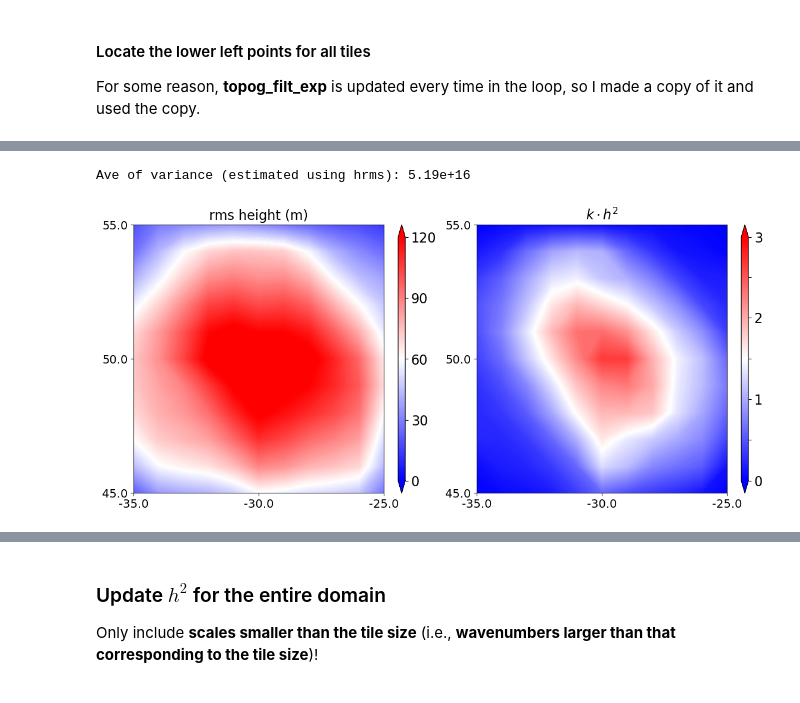
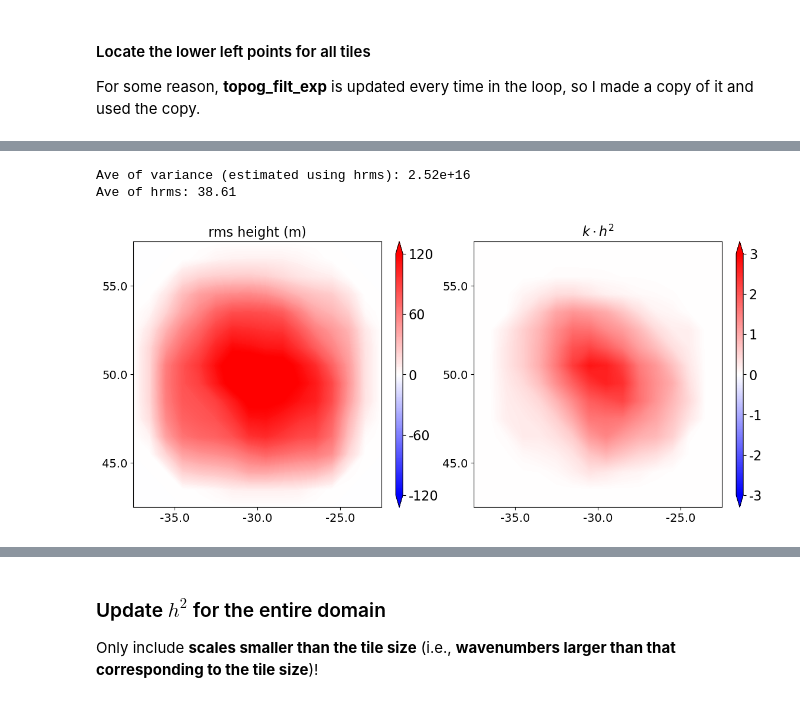
Before and after one commit to luweiyang/MOM6_global_tide_only, a Jupyter notebook: input/test_h2_window_vs_planefit.ipynb, the cells around one changed output, grey strips where cells are left out. Drawn from its saved outputs; the diff is of its cells as text; code cells hidden in the pictures.

```diff
--- a/input/test_h2_window_vs_planefit.ipynb
+++ b/input/test_h2_window_vs_planefit.ipynb
@@ -359,29 +346,29 @@ for I, (ax, var) in enumerate(zip(axs, varlist)):
     ax.set_title(title[I],fontsize=16)
 
     if I==0:
-        ax.set_xticks(np.array([0,nx/4,nx/4+240*5,nx/4+240*10,nx/4+240*12.5]))
-        ax.set_yticks(np.array([0,ny/4,ny/4+240*5,ny/4+240*10,ny/4+240*12.5]))
-        xlabels = np.array([np.round(topog.lon[240*145-int(nx/4)].values,1),
+        ax.set_xticks(np.array([0,nx/2,nx/2+240*5,nx/2+240*10,nx/2+240*15]))
+        ax.set_yticks(np.array([0,ny/2,ny/2+240*5,ny/2+240*10,ny/2+240*15]))
+        xlabels = np.array([np.round(topog.lon[240*145-int(nx/2)].values,1),
                             np.round(topog.lon[240*145].values),
                             np.round(topog.lon[240*150].values),
                             np.round(topog.lon[240*155].values),
-                            np.round(topog.lon[240*155+int(nx/4)].values,1)])
-        ylabels = np.array([np.round(topog.lat[240*135-int(ny/4)].values,1),
+                            np.round(topog.lon[240*155+int(nx/2)].values,1)])
+        ylabels = np.array([np.round(topog.lat[240*135-int(ny/2)].values,1),
                             np.round(topog.lat[240*135].values),
                             np.round(topog.lat[240*140].values),
                             np.round(topog.lat[240*145].values),
-                            np.round(topog.lat[240*145+int(ny/4)].values,1)])
+                            np.round(topog.lat[240*145+int(ny/2)].values,1)])
         ax.set_xticklabels(xlabels,fontsize=14)
         ax.set_yticklabels(ylabels,fontsize=14)
         ax.set_position([0.1,0.1,0.35,0.75])
 
         ny, nx = topog_sample.shape
         inv_res = 10
-        tilenum = int(inv_res+1)
+        tilenum = int(inv_res+1)+5
         for j in np.arange(0,tilenum):
             for i in np.arange(0,tilenum):
-                lon_center = np.array([int(i*nx/inv_res+nx/4)])
-                lat_center = np.array([int(j*ny/inv_res+ny/4)])
+                lon_center = np.array([int(i*nx/inv_res+0.25*nx)])
+                lat_center = np.array([int(j*ny/inv_res+0.25*ny)])
                 ax.scatter(lon_center, lat_center, s=20, color='k', marker='o')
 
     if I==1:
@@ -427,7 +409,7 @@ A_tile = 5 * delta_lon * 1e+3 * 5 * delta_lat * 1e+3
 total_var = 0
 
 inv_res = 10
-tilenum = int(inv_res+1)
+tilenum = int(inv_res+1)+5
 print('inv_res, tilenum = ', inv_res, tilenum)
 print('number of tiles  = ', tilenum*tilenum)
 
@@ -456,8 +438,6 @@ for j in np.arange(0,tilenum):
         # print('Variance  after windowing: %3.2e '%np.var(tile_filt).values)
 
         hrms[j,i], tkh2[j,i] = compute_h_rms(A_tile, tile_spec)
-        var_hrms2 = hrms[j,i]**2 * 4 * A_tile * np.pi**2
-        # print('variance from h2 = %3.2e \n' % var_hrms2)
 
         # print('Checking Parsevals theorem: ')
         # dkx, dky = np.max(np.diff(tile_spec.kx)), np.max(np.diff(tile_spec.ky))
@@ -504,12 +480,14 @@ Area-integrated variance for the expanded topography: 2.83e+17
 # %%
 print('Ave of variance (estimated using hrms): %3.2e' % np.nanmean(hrms**2 * 4 * A_tile * np.pi**2))
+print('Ave of hrms: %.2f' % np.nanmean(hrms))
 # %% [output]
-Ave of variance (estimated using hrms): 5.19e+16
+Ave of variance (estimated using hrms): 2.52e+16
+Ave of hrms: 38.61
 # %%
 varlist = ['hrms','tkh2']
 title   = ['rms height (m)', r'$k \cdot h^2$']
-hlevels = np.arange(0,120+1,1)
-khlevel = np.arange(0,3,0.01)
+hlevels = np.arange(-120,120+1,1)
+khlevel = np.arange(-3,3+0.01,0.01)
 
 lon_center = np.full((tilenum),np.nan)
 lat_center = np.full((tilenum),np.nan)
@@ -528,46 +506,45 @@ for gs in gridsubs:
 
 for I, (ax, var) in enumerate(zip(axs, varlist)):
 
-
     ax.set_title(title[I],fontsize=16)
 
     if I==0:
-        p = ax.contourf(lon_center,lat_center,globals()[var], levels=hlevels, cmap='bwr', vmin=0, vmax=120, extend="both")
+        p = ax.contourf(lon_center,lat_center,globals()[var], levels=hlevels, cmap='bwr', vmin=-120, vmax=120, extend="both")
         ax.set_position([0.1,0.1,0.35,0.75])
 
         ax_cb = plt.axes([0.47, 0.1, 0.01, 0.75])
         cb = plt.colorbar(p, cax=ax_cb, orientation='vertical', extend='both')
         cb.ax.tick_params(labelsize=16)
-        tick_locs = np.arange(0,120+30,30)
-        tick_labels = np.array(['0','30','60','90','120'])
+        tick_locs = np.arange(-120,120+60,60)
+        tick_labels = np.array(['-120','-60','0','60','120'])
         cb.locator   = matplotlib.ticker.FixedLocator(tick_locs)
         cb.formatter = matplotlib.ticker.FixedFormatter(tick_labels)
 
     if I==1:
-        p = ax.contourf(lon_center,lat_center,globals()[var], levels=khlevel, cmap='bwr', vmin=0, vmax=3, extend="both")
+        p = ax.contourf(lon_center,lat_center,globals()[var], levels=khlevel, cmap='bwr', vmin=-3, vmax=3, extend="both")
         ax.set_position([0.58,0.1,0.35,0.75])
 
         ax_cb = plt.axes([0.95, 0.1, 0.01, 0.75])
         cb = plt.colorbar(p, cax=ax_cb, orientation='vertical', extend='both')
         cb.ax.set_ylabel('',fontsize=16,rotation=270,labelpad=25);
         cb.ax.tick_params(labelsize=16)
-        tick_locs = np.arange(0,3+0.5,0.5)
-        tick_labels = np.array(['0','','1','','2','','3'])
+        tick_locs = np.arange(-3,3+1,1)
+        tick_labels = np.array(['-3','-2','-1','0','1','2','3'])
         cb.locator   = matplotlib.ticker.FixedLocator(tick_locs)
         cb.formatter = matplotlib.ticker.FixedFormatter(tick_labels)
 
     ax.set_xticks(np.arange(-35,-25+5,5))
     ax.set_yticks(np.arange( 45, 55+5,5))
     xlabels = np.array([np.round(topog.lon[240*145].values),
                        np.round(topog.lon[240*150].values),
                        np.round(topog.lon[240*155].values)])
     ylabels = np.array([np.round(topog.lat[240*135].values),
                        np.round(topog.lat[240*140].values),
                        np.round(topog.lat[240*145].values)])
     ax.set_xticklabels(xlabels,fontsize=14)
     ax.set_yticklabels(ylabels,fontsize=14)
 # %% [output]
-[figure, old version]
+[figure, new version]
 # %%
 topog_exp_variance = np.var(topog_filt_exp)
 print('Area-integrated variance for the expanded topography: %3.2e'%(topog_exp_variance * A_loc_exp))
```
Also changed, not shown: parts of 23 cells of this notebook.
